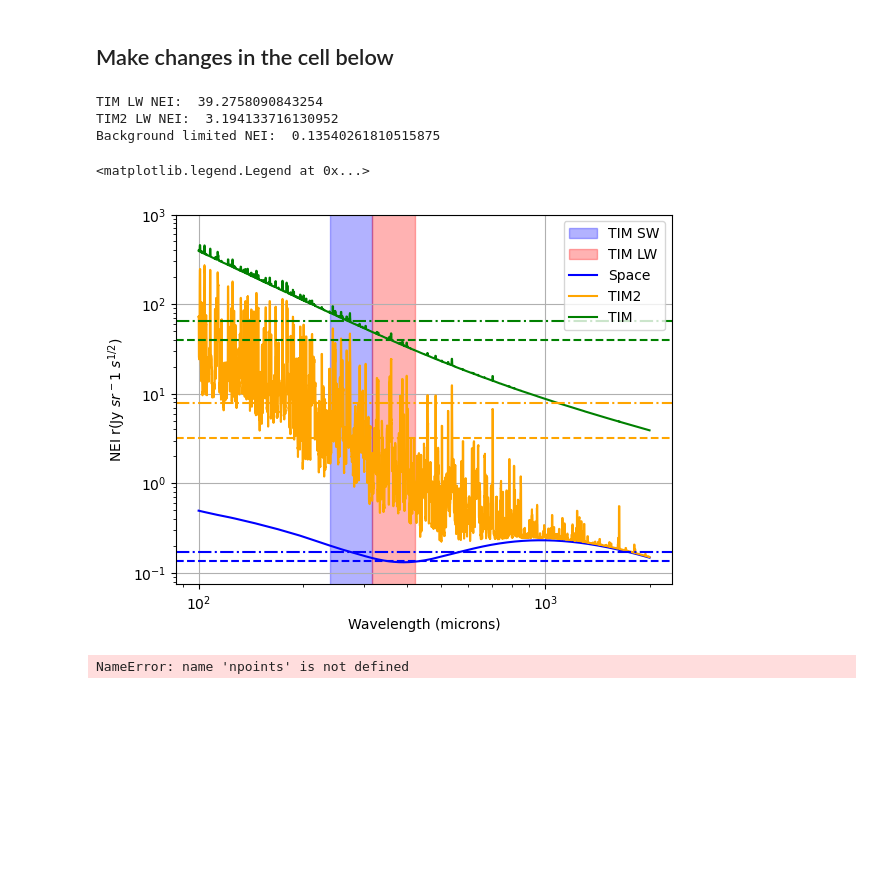
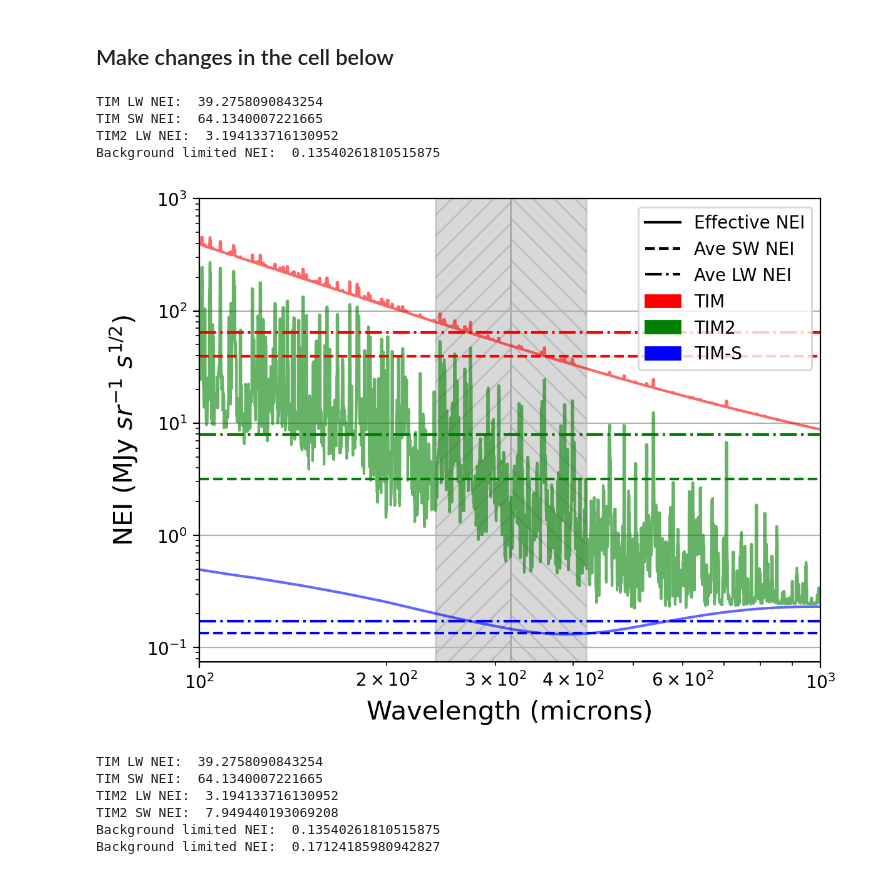
Before and after one commit to JuzzBracks/LIM, a Jupyter notebook: TIMxGal/CalcSNRContour.ipynb, the cells around one changed output. Saved outputs shown, nothing was run; the diff lists cells and outputs as text; code cells hidden in the pictures; blank space fills up the shorter version.

```diff
--- a/TIMxGal/CalcSNRContour.ipynb
+++ b/TIMxGal/CalcSNRContour.ipynb
@@ -228,6 +228,9 @@ def quadSNR(SWNEI = False, LWNEI = False, numberDensities = [False], area = Fals
         return PoNClust, PoNShot
     return quadClust, quadShot
 # %%
+import matplotlib.lines as mlines
+import matplotlib.patches as mpatches
+
 BradfordNEIs = np.loadtxt('nei_R250_0p08.txt').T
 
 wavelengths = BradfordNEIs[0]
@@ -236,51 +239,83 @@ spaceNEI = BradfordNEIs[3]
 TIM2NEI = BradfordNEIs[2]
 TIMNEI = BradfordNEIs[1]
 
 inSW = np.where((wavelengths > 240) & (wavelengths < 317))
 TIM_SW_NEI = np.mean(TIMNEI[inSW])
 TIM2_SW_NEI = np.mean(TIM2NEI[inSW])
 TIMS_SW_NEI = np.mean(spaceNEI[inSW])
 
 inLW = np.where((wavelengths > 317) & (wavelengths < 420))
 TIM_LW_NEI = np.mean(TIMNEI[inLW])
 TIM2_LW_NEI = np.mean(TIM2NEI[inLW])
 TIMS_LW_NEI = np.mean(spaceNEI[inLW])
 
 print('TIM LW NEI: ', TIM_LW_NEI)
+print('TIM SW NEI: ', TIM_SW_NEI)
 print('TIM2 LW NEI: ', TIM2_LW_NEI)
 print('Background limited NEI: ', TIMS_LW_NEI)
 
-plt.fill_betweenx([0,1e4], [240,240] , [317,317], color = 'blue', alpha = 0.3, label = 'TIM SW')
-plt.fill_betweenx([0,1e4], [317,317],  [420,420], color = 'red', alpha = 0.3, label = 'TIM LW')
+plt.figure(dpi = 200)
 
-plt.loglog(wavelengths, spaceNEI, label = 'Space', color = 'b')
-plt.loglog(wavelengths, TIM2NEI, label = 'TIM2', color = 'orange')
-plt.loglog(wavelengths, TIMNEI, label = 'TIM', color = 'green')
+TIMcolor = 'red'
+TIM2color = 'green'
+TIMScolor = 'blue'
 
-plt.axhline(TIM_SW_NEI, ls = '-.', color = 'green')
-plt.axhline(TIM_LW_NEI, ls = '--', color = 'green')
+plt.fill_betweenx([0,1e4], [240,240] , [317,317], color = 'grey', alpha = 0.3, label = 'TIM SW', hatch = '//')
+plt.fill_betweenx([0,1e4], [317,317],  [420,420], color = 'grey', alpha = 0.3, label = 'TIM LW', hatch = '\\\\')
 
-plt.axhline(TIM2_SW_NEI, ls = '-.', color = 'orange')
-plt.axhline(TIM2_LW_NEI, ls = '--', color = 'orange')
+plt.loglog(wavelengths, spaceNEI, label = 'TIM-S', color = TIMScolor, alpha = .6)
+plt.loglog(wavelengths, TIM2NEI, label = 'TIM2', color = TIM2color, alpha = .6)
+plt.loglog(wavelengths, TIMNEI, label = 'TIM', color = TIMcolor, alpha = .6)
 
-plt.axhline(TIMS_SW_NEI, ls = '-.', color = 'blue')
-plt.axhline(TIMS_LW_NEI, ls = '--', color = 'blue')
+plt.axhline(TIM_SW_NEI, ls = '-.', color = TIMcolor)
+plt.axhline(TIM_LW_NEI, ls = '--', color = TIMcolor)
+
+plt.axhline(TIM2_SW_NEI, ls = '-.', color = TIM2color)
+plt.axhline(TIM2_LW_NEI, ls = '--', color = TIM2color)
+
+plt.axhline(TIMS_SW_NEI, ls = '-.', color = TIMScolor)
+plt.axhline(TIMS_LW_NEI, ls = '--', color = TIMScolor)
 
 plt.ylim(0,1e3)
+plt.xlim(1e2,1e3)
 
-plt.ylabel('NEI r(Jy $sr^-1$ $s^{1/2})$')
-plt.xlabel('Wavelength (microns)')
+plt.ylabel(r'NEI (MJy $sr^{-1}$ $s^{1/2})$', fontsize = 15)
+plt.xlabel('Wavelength (microns)', fontsize = 15)
+
+TIMlabel = mpatches.Patch(color='red', label= "TIM")
+TIM2label = mpatches.Patch(color='green', label= "TIM2")
+TIMSlabel = mpatches.Patch(color='blue', label= "TIM-S")
+
+solid = mlines.Line2D([], [], color='black', marker='', ls = '-', label= r'Effective NEI')
+dash = mlines.Line2D([], [], color='black', marker='', ls = '--', label= r'Ave SW NEI')
+dashDot = mlines.Line2D([], [], color='black', marker='', ls = '-.', label= r'Ave LW NEI')
+
+plt.legend(handles=[solid, dash, dashDot, TIMlabel, TIM2label, TIMSlabel])
 
 plt.grid()
-plt.legend()
+#plt.legend()
 # %% [output]
 TIM LW NEI:  39.2758090843254
+TIM SW NEI:  64.1340007221665
 TIM2 LW NEI:  3.194133716130952
 Background limited NEI:  0.13540261810515875
-<matplotlib.legend.Legend at 0x...>
-[figure, old version]
+[figure, new version]
+# %%
+print('TIM LW NEI: ', TIM_LW_NEI)
+print('TIM SW NEI: ', TIM_SW_NEI)
+print('TIM2 LW NEI: ', TIM2_LW_NEI)
+print('TIM2 SW NEI: ', TIM2_SW_NEI)
+print('Background limited NEI: ', TIMS_LW_NEI)
+print('Background limited NEI: ', TIMS_SW_NEI)
+# %% [output]
+TIM LW NEI:  39.2758090843254
+TIM SW NEI:  64.1340007221665
+TIM2 LW NEI:  3.194133716130952
+TIM2 SW NEI:  7.949440193069208
+Background limited NEI:  0.13540261810515875
+Background limited NEI:  0.17124185980942827
 # %%
-#npoints = 100
+npoints = 6
 
 #NEIs = np.linspace( 1.191e6, 6.81e7, npoints) * u.Jy / (u.s ** .5)
 #nGals = np.linspace(1e-4, 1e-2, npoints)
@@ -288,6 +323,8 @@ NEIs = np.logspace(5, 8.5, npoints+1) * u.Jy / (u.s ** .5)
 nGals = np.logspace(-6.4, -1, npoints)
 calcSNRs = np.zeros((len(NEIs), len(nGals)))
 calcShotSNRs = np.zeros((len(NEIs), len(nGals)))
+
+reload(p)
+TIM = p.TIM
+areas = np.logspace(-2, 3, npoints)
-# %% [output]
-NameError: name 'npoints' is not defined
 # %%
```
Also changed, not shown: parts of 4 cells of this notebook, 5 other files.
